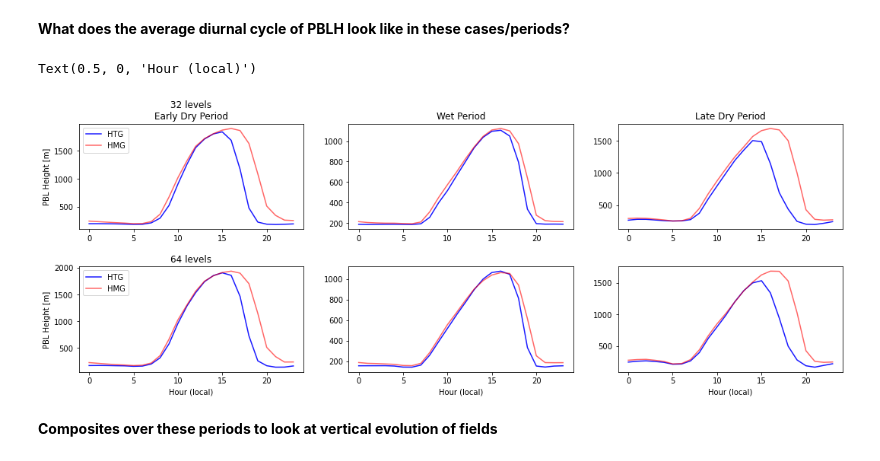
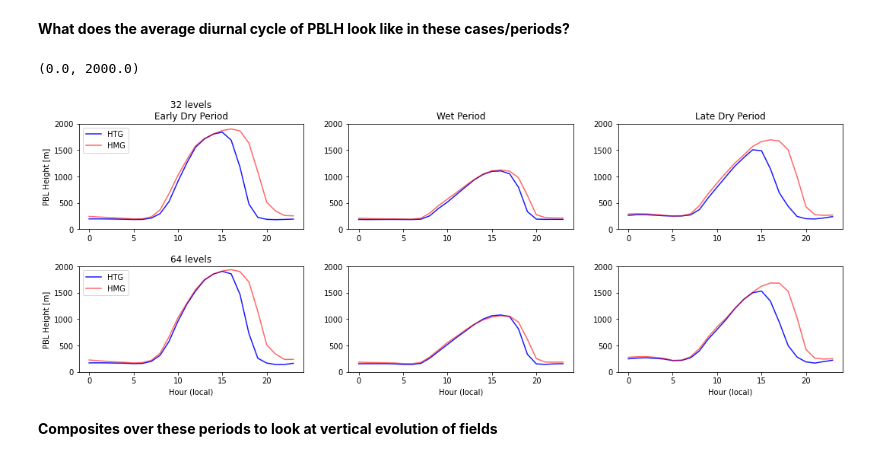
Before and after one commit to megandevlan/CLASP-CESM2_analysis, a Jupyter notebook: SCAM_CLUBBimpacts.ipynb, the cells around one changed output. Cells and saved outputs as stored; diff of their text form; code cells hidden in the pictures.

```diff
--- a/SCAM_CLUBBimpacts.ipynb
+++ b/SCAM_CLUBBimpacts.ipynb
@@ -50,7 +50,7 @@ days[0]   = 31
 # %%
 # Now read in each daily file, and save the appropriate second day to an xr dataset:
 
-for iDay in range(30):
+for iDay in range(29):
 
     # Define full file names
     hmg32file    = dataDir32+hmg_startFile+'0'+str(months[iDay].astype(int))+str('%02i' % days[iDay])+middleFile32+'0'+str(months[iDay].astype(int))+'-'+str('%02i' % days[iDay])+endFile
@@ -515,47 +680,56 @@ fig, axs_all = plt.subplots(2,3, figsize=(18, 6),
                      facecolor='w', edgecolor='k')
 axs = axs_all.ravel()
 fig.subplots_adjust(hspace=0.35)
 
 # ------------
 #  32 levels
 # ------------
 
-axs[0].plot(meanDiurnal_HTG32.hour.values,htg32_diurnalPBLH_earlyDry,'b',label='HTG',alpha=0.9)
-axs[0].plot(meanDiurnal_HTG32.hour.values,hmg32_diurnalPBLH_earlyDry,'r',label='HMG',alpha=0.6)
+axs[0].plot(meanDiurnal_lateDry_hmg32.hour.values,htg32_diurnalPBLH_earlyDry,'b',label='HTG',alpha=0.9)
+axs[0].plot(meanDiurnal_lateDry_hmg32.hour.values,hmg32_diurnalPBLH_earlyDry,'r',label='HMG',alpha=0.6)
 axs[0].set_title('32 levels\nEarly Dry Period')
 axs[0].legend(loc='upper left')
 axs[0].set_ylabel('PBL Height [m]')
 
-axs[1].plot(meanDiurnal_HTG32.hour.values,htg32_diurnalPBLH_wet,'b',label='HTG',alpha=0.9)
-axs[1].plot(meanDiurnal_HTG32.hour.values,hmg32_diurnalPBLH_wet,'r',label='HMG',alpha=0.6)
+axs[1].plot(meanDiurnal_lateDry_hmg32.hour.values,htg32_diurnalPBLH_wet,'b',label='HTG',alpha=0.9)
+axs[1].plot(meanDiurnal_lateDry_hmg32.hour.values,hmg32_diurnalPBLH_wet,'r',label='HMG',alpha=0.6)
 axs[1].set_title('Wet Period')
 
-axs[2].plot(meanDiurnal_HTG32.hour.values,htg32_diurnalPBLH_lateDry,'b',label='HTG',alpha=0.9)
-axs[2].plot(meanDiurnal_HTG32.hour.values,hmg32_diurnalPBLH_lateDry,'r',label='HMG',alpha=0.6)
+axs[2].plot(meanDiurnal_lateDry_hmg32.hour.values,htg32_diurnalPBLH_lateDry,'b',label='HTG',alpha=0.9)
+axs[2].plot(meanDiurnal_lateDry_hmg32.hour.values,hmg32_diurnalPBLH_lateDry,'r',label='HMG',alpha=0.6)
 axs[2].set_title('Late Dry Period')
 
 
 # ------------
 #  64 levels
 # ------------
 
-axs[3].plot(meanDiurnal_HTG32.hour.values,htg64_diurnalPBLH_earlyDry,'b',label='HTG',alpha=0.9)
-axs[3].plot(meanDiurnal_HTG32.hour.values,hmg64_diurnalPBLH_earlyDry,'r',label='HMG',alpha=0.6)
+axs[3].plot(meanDiurnal_lateDry_hmg32.hour.values,htg64_diurnalPBLH_earlyDry,'b',label='HTG',alpha=0.9)
+axs[3].plot(meanDiurnal_lateDry_hmg32.hour.values,hmg64_diurnalPBLH_earlyDry,'r',label='HMG',alpha=0.6)
 axs[3].set_title('64 levels')
 axs[3].legend(loc='upper left')
 axs[3].set_ylabel('PBL Height [m]')
 axs[3].set_xlabel('Hour (local)')
 
-axs[4].plot(meanDiurnal_HTG32.hour.values,htg64_diurnalPBLH_wet,'b',label='HTG',alpha=0.9)
-axs[4].plot(meanDiurnal_HTG32.hour.values,hmg64_diurnalPBLH_wet,'r',label='HMG',alpha=0.6)
+axs[4].plot(meanDiurnal_lateDry_hmg32.hour.values,htg64_diurnalPBLH_wet,'b',label='HTG',alpha=0.9)
+axs[4].plot(meanDiurnal_lateDry_hmg32.hour.values,hmg64_diurnalPBLH_wet,'r',label='HMG',alpha=0.6)
 axs[4].set_xlabel('Hour (local)')
 
-axs[5].plot(meanDiurnal_HTG32.hour.values,htg64_diurnalPBLH_lateDry,'b',label='HTG',alpha=0.9)
-axs[5].plot(meanDiurnal_HTG32.hour.values,hmg64_diurnalPBLH_lateDry,'r',label='HMG',alpha=0.6)
+axs[5].plot(meanDiurnal_lateDry_hmg32.hour.values,htg64_diurnalPBLH_lateDry,'b',label='HTG',alpha=0.9)
+axs[5].plot(meanDiurnal_lateDry_hmg32.hour.values,hmg64_diurnalPBLH_lateDry,'r',label='HMG',alpha=0.6)
 axs[5].set_xlabel('Hour (local)')
+
+
+# Set consistent y axis limits
+axs[0].set_ylim([0,2000])
+axs[1].set_ylim([0,2000])
+axs[2].set_ylim([0,2000])
+axs[3].set_ylim([0,2000])
+axs[4].set_ylim([0,2000])
+axs[5].set_ylim([0,2000])
 # %% [output]
-Text(0.5, 0, 'Hour (local)')
+(0.0, 2000.0)
-[figure, old version]
+[figure, new version]
 # %% [markdown]
 **Composites over these periods to look at vertical evolution of fields**
 # %% [markdown]
```
Also changed, not shown: parts of 41 cells of this notebook, 1 other file.
